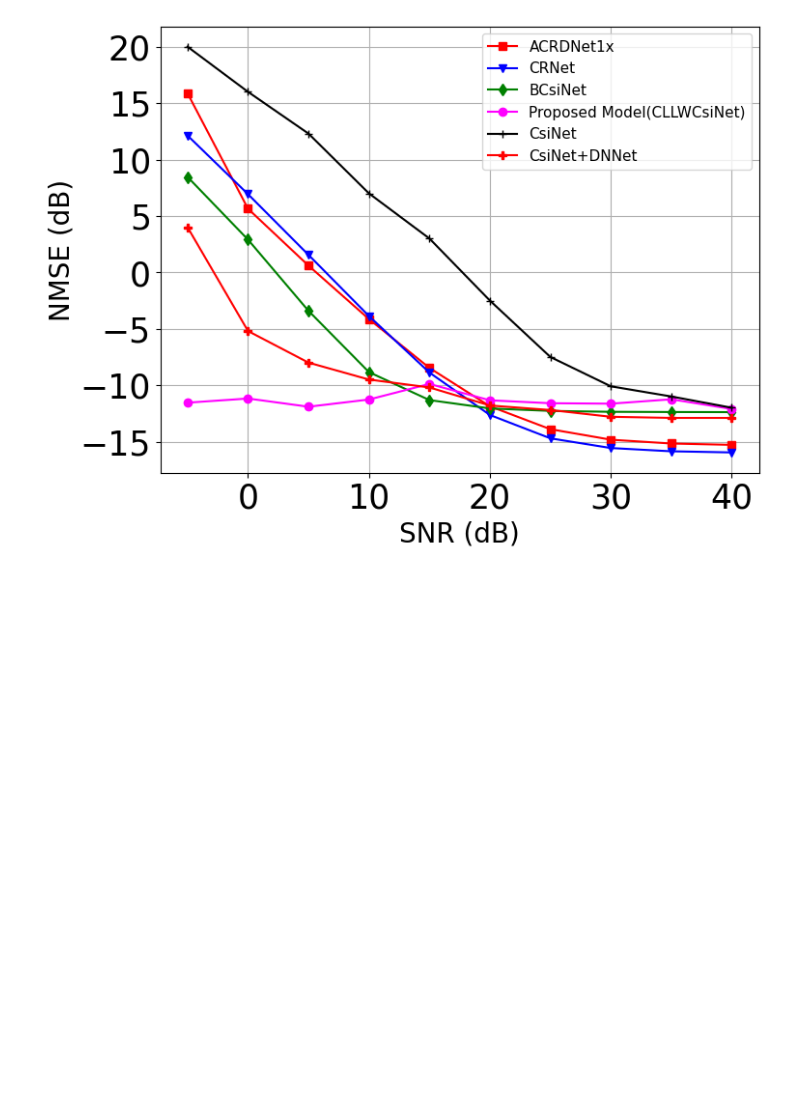
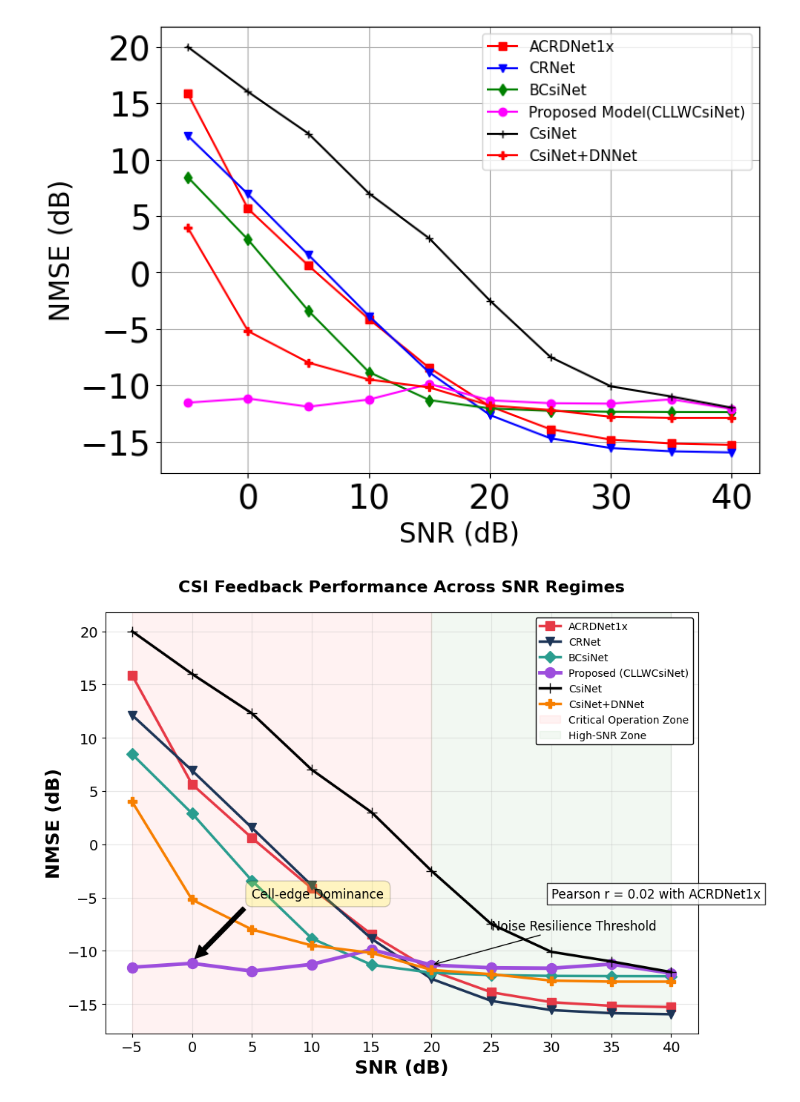
Before and after one commit to FardadAnsari/CLLWCsiNet, a Jupyter notebook: figures/noise-comparison.ipynb, the cells around one changed output. Drawn from its saved outputs; the diff is of its cells as text; code cells hidden in the pictures; blank space fills up the shorter version.

```diff
--- a/figures/noise-comparison.ipynb
+++ b/figures/noise-comparison.ipynb
@@ -205,3 +205,77 @@ plt.savefig('nmse_vs_noise_ieee.png', dpi=300, bbox_inches='tight')
 plt.show()
 # %% [output]
 [figure]
+# %%
+import matplotlib.pyplot as plt
+import numpy as np
+from scipy.stats import pearsonr
+
+# Data preparation
+ypoints = np.array([15.87, 5.64, 0.60, -4.14, -8.47, -11.87, -13.90, -14.83, -15.17, -15.29])  # ACRDNet1x
+ypoints1 = np.array([12.13, 6.93, 1.55, -3.87, -8.88, -12.64, -14.71, -15.57, -15.86, -15.96])  # CRNet
+ypoints2 = np.array([8.46, 2.90, -3.41, -8.84, -11.32, -12.06, -12.28, -12.36, -12.38, -12.39])  # BCsiNet
+ypoints3 = np.array([-11.55, -11.18, -11.91, -11.27, -9.89, -11.34, -11.60, -11.64, -11.25, -12.11])  # Proposed Model
+ypoints4 = np.array([20, 16, 12.30, 7, 3, -2.5, -7.5, -10.10, -11, -12])  # CsiNet
+ypoints5 = np.array([4, -5.20, -8, -9.5, -10.2, -11.8, -12.2, -12.8, -12.9, -12.9])  # CsiNet+DNNet
+xpoints = np.array([-5, 0, 5, 10, 15, 20, 25, 30, 35, 40])  # SNR values
+
+# Calculate correlation
+corr, _ = pearsonr(ypoints3, ypoints)
+
+# Plot configuration
+plt.figure(figsize=(10, 7))
+plt.grid(True, alpha=0.3)
+
+# Plot lines with enhanced visual distinction
+line_plots = [
+    plt.plot(xpoints, ypoints, color='#E63946', marker='s', markersize=8, linewidth=2.5, label='ACRDNet1x')[0],
+    plt.plot(xpoints, ypoints1, color='#1D3557', marker='v', markersize=8, linewidth=2.5, label='CRNet')[0],
+    plt.plot(xpoints, ypoints2, color='#2A9D8F', marker='D', markersize=8, linewidth=2.5, label='BCsiNet')[0],
+    plt.plot(xpoints, ypoints3, color='#9D4EDD', marker='o', markersize=10, linewidth=3.5, label='Proposed (CLLWCsiNet)')[0],
+    plt.plot(xpoints, ypoints4, color='#000000', marker='+', markersize=10, linewidth=2.5, label='CsiNet')[0],
+    plt.plot(xpoints, ypoints5, color='#F77F00', marker='P', markersize=8, linewidth=2.5, label='CsiNet+DNNet')[0]
+]
+
+# Annotations for key findings
+plt.annotate('Cell-edge Dominance', xy=(0, -11), xytext=(5, -5),
+             arrowprops=dict(facecolor='black', shrink=0.05),
+             fontsize=12, bbox=dict(boxstyle='round,pad=0.5', fc='yellow', alpha=0.2))
+
+plt.annotate('Noise Resilience Threshold', xy=(20, -11.34), xytext=(25, -8),
+             arrowprops=dict(arrowstyle='->'),
+             fontsize=12)
+
+# SNR region highlighting
+plt.axvspan(-5, 20, color='red', alpha=0.05, label='Critical Operation Zone')
+plt.axvspan(20, 40, color='green', alpha=0.05, label='High-SNR Zone')
+
+# Axis and labels
+plt.xlabel('SNR (dB)', fontsize=18, fontweight='bold')
+plt.ylabel('NMSE (dB)', fontsize=18, fontweight='bold')
+plt.xticks(xpoints, fontsize=14)
+plt.yticks(fontsize=14)
+
+# Legend and title
+# legend = plt.legend(loc='upper right', bbox_to_anchor=(0.02, 0.02),
+#                     framealpha=1, frameon=True, shadow=True,
+#                     borderpad=1, prop={'size': 12})
+
+
+legend = plt.legend(loc='upper right', bbox_to_anchor=(1, 1),
+                    frameon=True, framealpha=1, edgecolor='black',
+                    fontsize=10, handlelength=2)
+
+
+plt.title('CSI Feedback Performance Across SNR Regimes',
+          fontsize=16, pad=20, fontweight='bold')
+
+# Correlation annotation
+plt.text(30, -5, f'Pearson r = {corr:.2f} with ACRDNet1x',
+         fontsize=12, bbox=dict(facecolor='white', alpha=0.8))
+
+# Final polish
+plt.tight_layout()
+plt.savefig('nmse_vs_snr_enhanced.png', dpi=350, bbox_inches='tight')
+plt.show()
+# %% [output]
+[figure, added]
```
Also changed, not shown: parts of 1 cell of this notebook.
